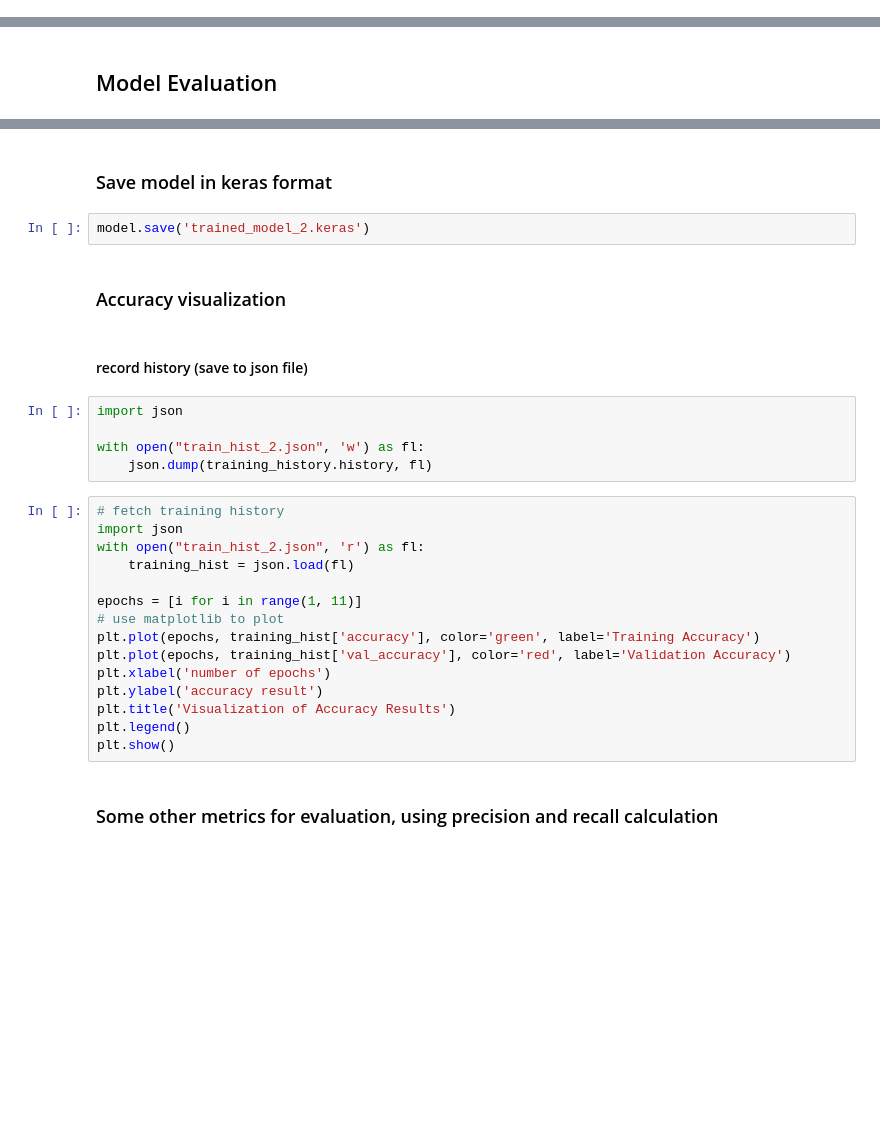
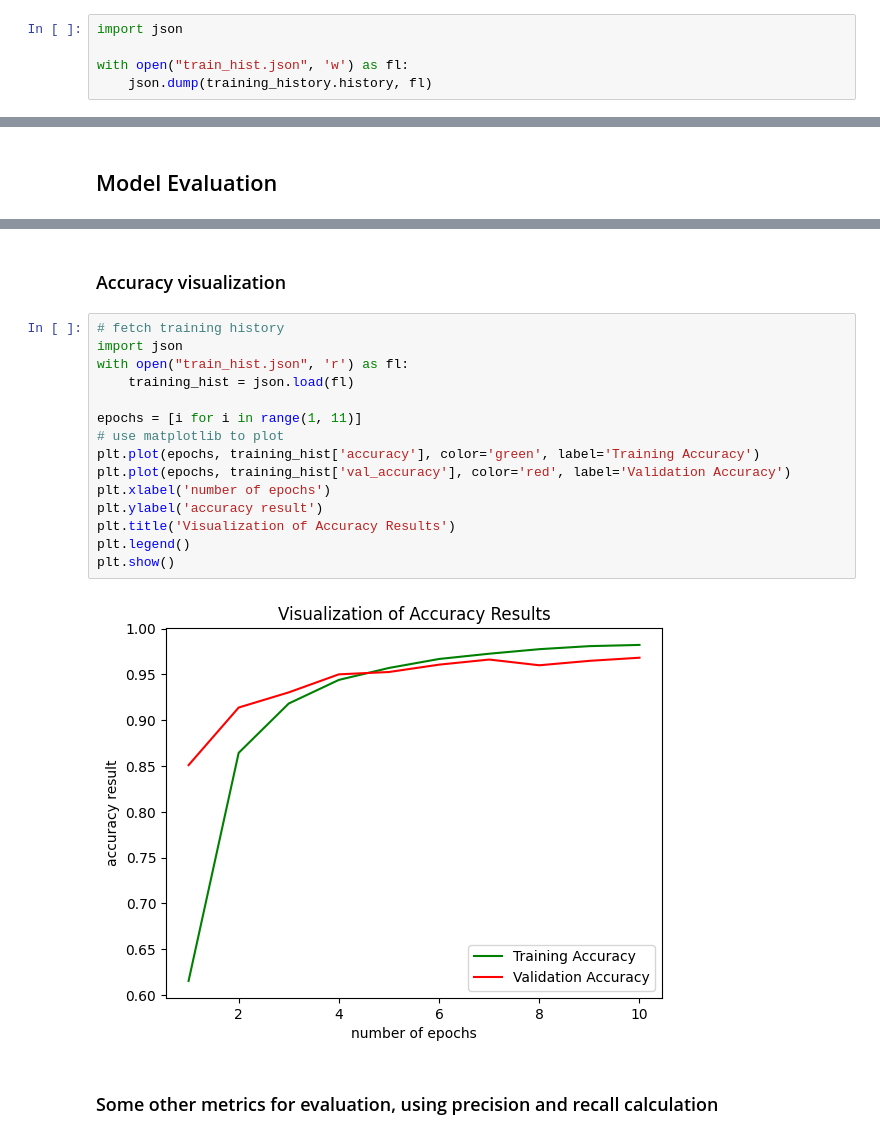
Before and after one commit to CrusaderGoT/AI-Crop-Disease-Detection, a Jupyter notebook: train_plant_diseases.ipynb, the cells around one changed output, grey strips where cells are left out. Saved outputs shown, nothing was run; the diff lists cells and outputs as text; blank space fills up the shorter version.

```diff
--- a/train_plant_diseases.ipynb
+++ b/train_plant_diseases.ipynb
@@ -171,0 +174,5 @@ training_history = model.fit(x=training_set, validation_data=validation_set, epo
+# %%
+import json
+
+with open("train_hist.json", 'w') as fl:
+    json.dump(training_history.history, fl)
@@ -184,31 +204,22 @@ val_acc, val_loss
-# %% [markdown]
-### Save model in keras format
-# %%
-model.save('trained_model_2.keras')
 # %% [markdown]
 ### Accuracy visualization
-# %% [markdown]
-#### record history (save to json file)
-# %%
-import json
-
-with open("train_hist_2.json", 'w') as fl:
-    json.dump(training_history.history, fl)
 # %%
 # fetch training history
 import json
-with open("train_hist_2.json", 'r') as fl:
+with open("train_hist.json", 'r') as fl:
     training_hist = json.load(fl)
 
 epochs = [i for i in range(1, 11)]
 # use matplotlib to plot
 plt.plot(epochs, training_hist['accuracy'], color='green', label='Training Accuracy')
 plt.plot(epochs, training_hist['val_accuracy'], color='red', label='Validation Accuracy')
 plt.xlabel('number of epochs')
 plt.ylabel('accuracy result')
 plt.title('Visualization of Accuracy Results')
 plt.legend()
 plt.show()
+# %% [output]
+[figure, added]
 # %% [markdown]
 ### Some other metrics for evaluation, using precision and recall calculation
 # %%
```
Also changed, not shown: parts of 23 cells of this notebook, 1 other file.
